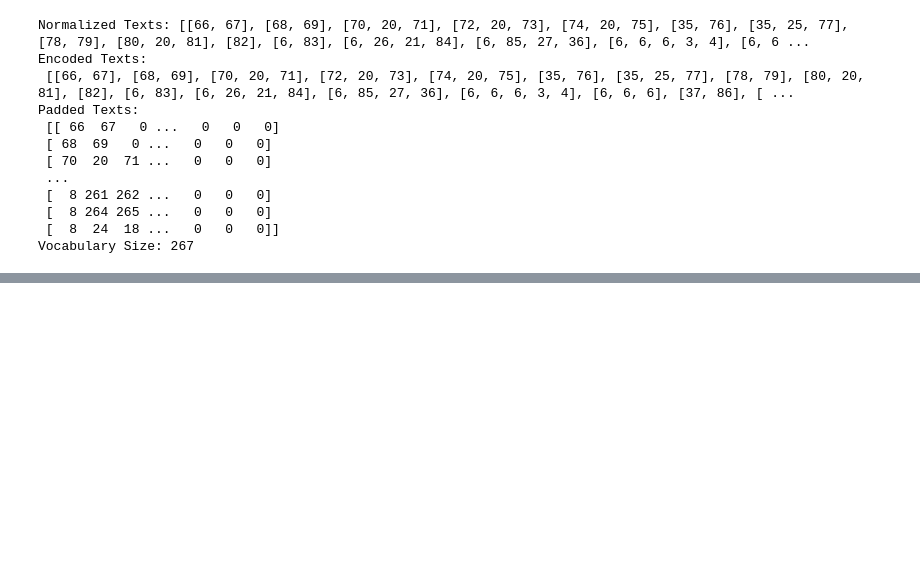
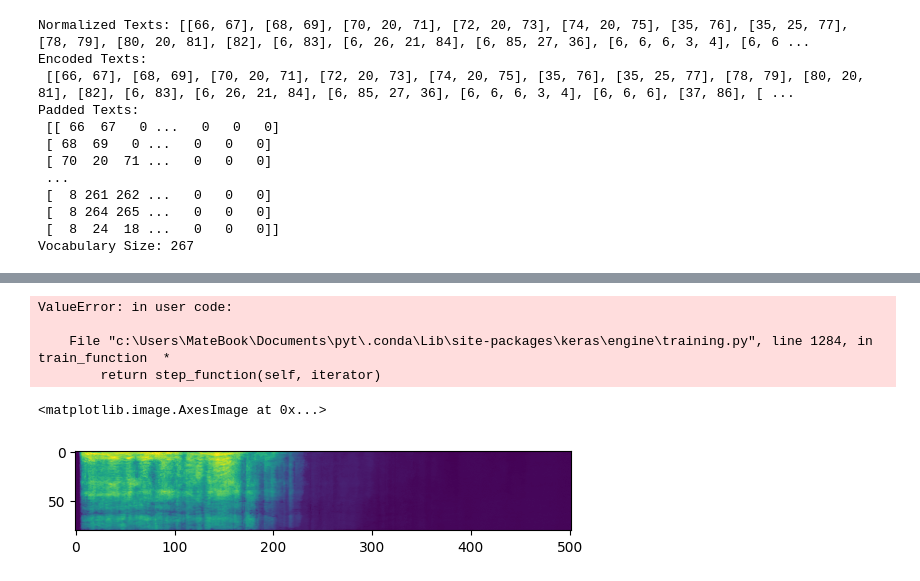
Before and after one commit to Begsta/void, a Jupyter notebook: main.ipynb, the cells around one changed output, grey strips where cells are left out. Drawn from its saved outputs; the diff is of its cells as text; code cells hidden in the pictures; blank space fills up the shorter version.

```diff
--- a/main.ipynb
+++ b/main.ipynb
@@ -351,0 +125,26 @@ Make sure all arrays contain the same number of samples.
+# %%
+spectrograms = [np.load(f'./numpy_data/{file_name}') for file_name in sorted(os.listdir('./numpy_data'))]
+
+ayst = max([i.shape[1] for i in spectrograms])
+def norm_spectr(spectrograms):
+    a = np.zeros((80,ayst)) -80
+    b = spectrograms
+    a[:, :b.shape[1]] = b
+    return a
+spectrograms = [norm_spectr(i) for i in spectrograms]
+spectrograms=np.array(spectrograms)
+# %%
+import tensorflow as tf
+
+output_shape = spectrograms[0].shape
+
+
+model = tf.keras.models.Sequential([
+    tf.keras.layers.Dense(30, input_dim=len(padded_texts[0])),  # Flatten the 2D input array
+    tf.keras.layers.Dense(50, activation='LeakyReLU'),      # Fully connected layer
+    tf.keras.layers.Dense(60, activation='LeakyReLU'),
+    tf.keras.layers.Dense(40, activation='LeakyReLU'),      # Another fully connected layer
+    tf.keras.layers.Dense(output_shape[0]*output_shape[1], activation='linear'),  # Output layer
+    tf.keras.layers.Reshape(output_shape)               # Reshape output to 2D array
+    ])
+model.summary()
@@ -351,0 +169,16 @@ Make sure all arrays contain the same number of samples.
+# %%
+train_data_x, train_data_y = padded_texts[:100], spectrograms[:100]
+test_data_x, test_data_y = padded_texts[100:], spectrograms[100:]
+model.compile(loss='log_cosh', optimizer='SGD', metrics=['mae'])
+model.fit(train_data_x, train_data_y
+          , epochs=150
+          , batch_size=64
+          , verbose=0
+          )
+answers = model.predict(test_data_x)
+model.evaluate(test_data_x, test_data_y)
+# %% [output]
+ValueError: in user code:
+
+    File "c:\Users\MateBook\Documents\pyt\.conda\Lib\site-packages\keras\engine\training.py", line 1284, in train_function  *
+        return step_function(self, iterator)
@@ -351,0 +187,5 @@ Make sure all arrays contain the same number of samples.
+# %%
+plt.imshow(answers[0])
+# %% [output]
+<matplotlib.image.AxesImage at 0x...>
+[figure, added]
```
Also changed, not shown: parts of 14 cells of this notebook.
